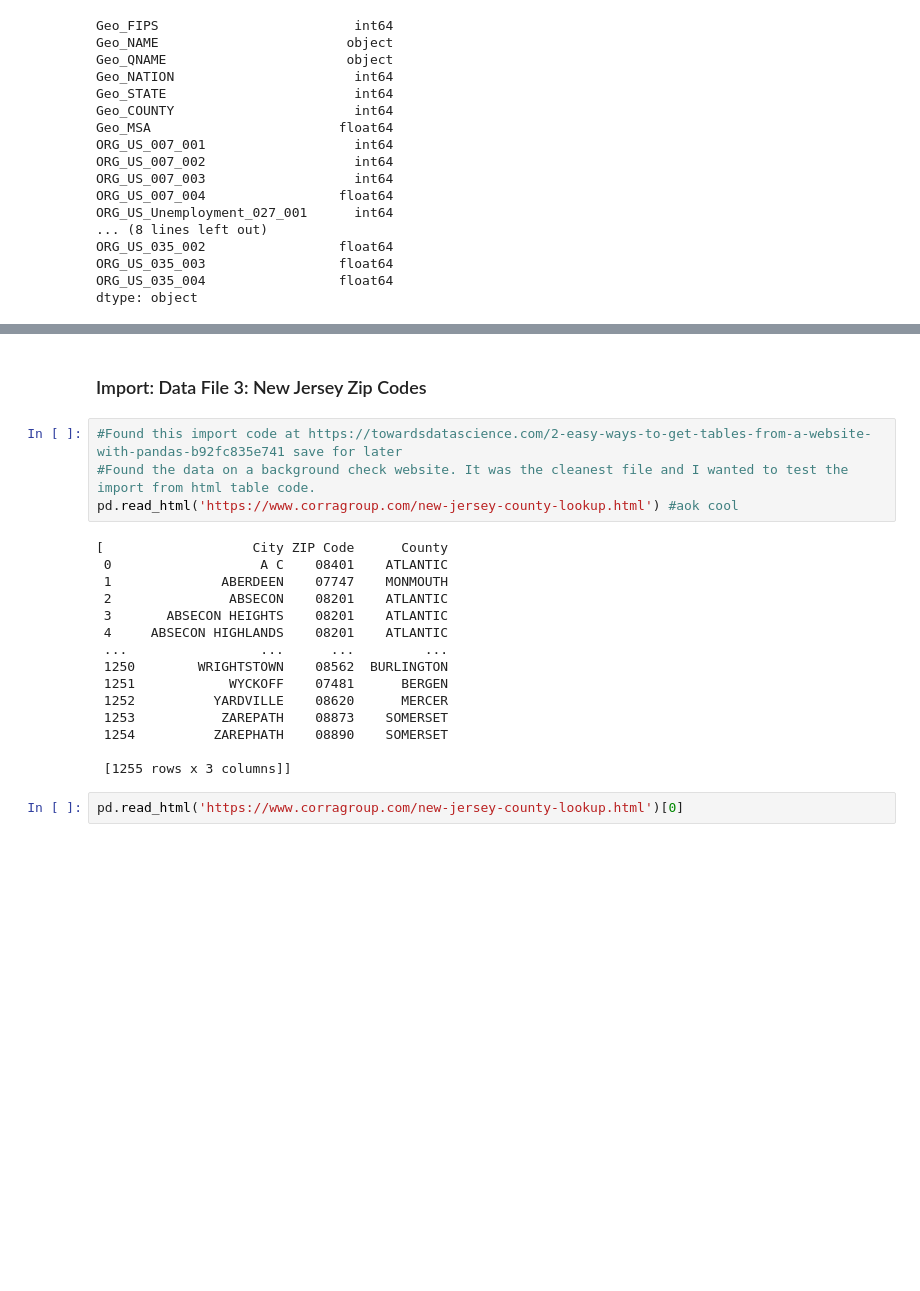
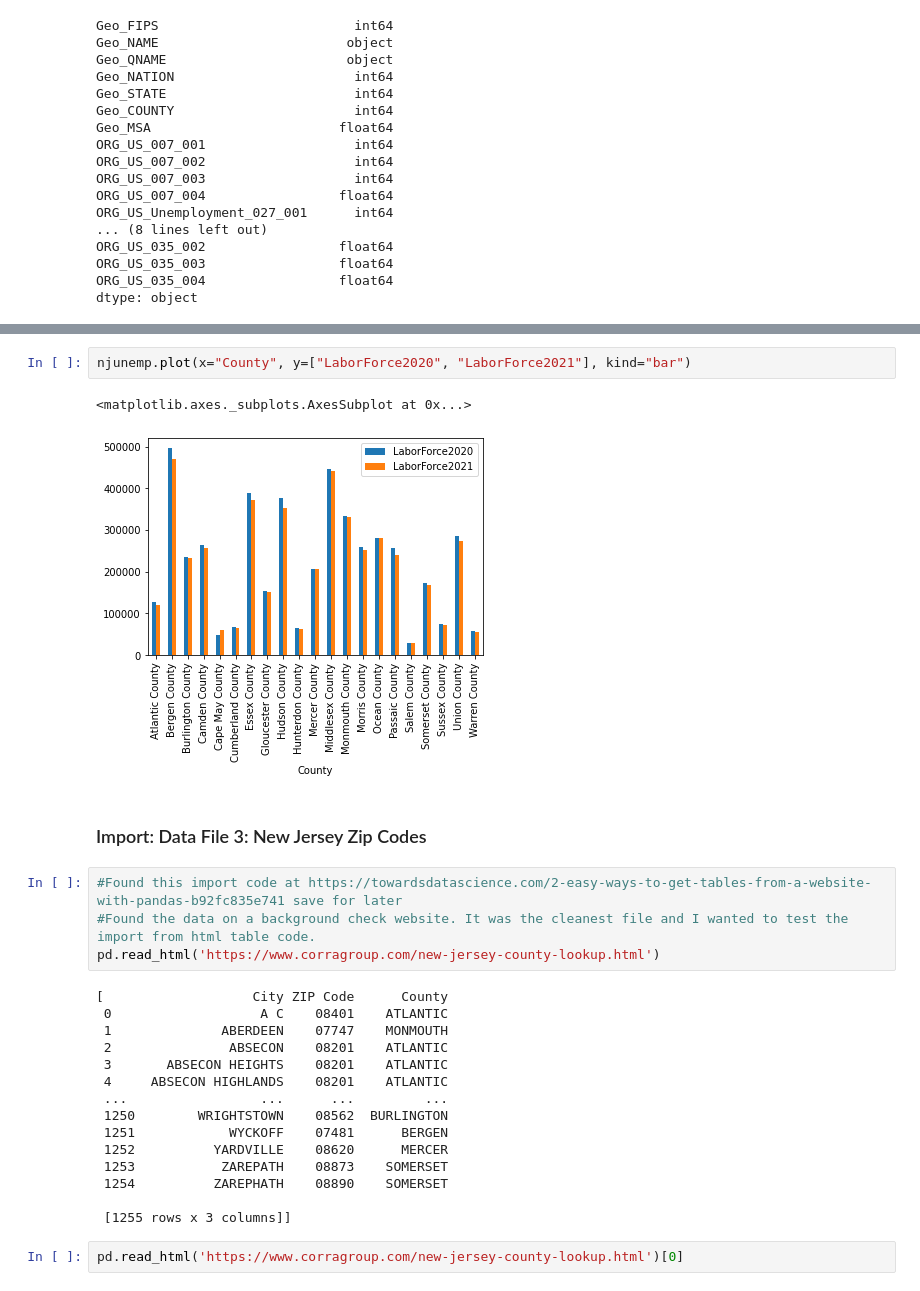
Before and after one commit to theaok/vis-sp23-ewattudo, a Jupyter notebook: ps2_pynb.ipynb, the cells around one changed output, grey strips where cells are left out. Cells and saved outputs as stored; diff of their text form; blank space fills up the shorter version.

```diff
--- a/ps2_pynb.ipynb
+++ b/ps2_pynb.ipynb
@@ -338,9 +427,14 @@ dtype: object
+# %%
+njunemp.plot(x="County", y=["LaborForce2020", "LaborForce2021"], kind="bar")
+# %% [output]
+<matplotlib.axes._subplots.AxesSubplot at 0x...>
+[figure, added]
 # %% [markdown]
 ### Import: Data File 3: New Jersey Zip Codes
 # %%
 #Found this import code at https://towardsdatascience.com/2-easy-ways-to-get-tables-from-a-website-with-pandas-b92fc835e741 save for later
 #Found the data on a background check website. It was the cleanest file and I wanted to test the import from html table code.
-pd.read_html('https://www.corragroup.com/new-jersey-county-lookup.html') #aok cool
+pd.read_html('https://www.corragroup.com/new-jersey-county-lookup.html')
 # %% [output]
 [                   City ZIP Code      County
  0                   A C    08401    ATLANTIC
```
Also changed, not shown: parts of 20 cells of this notebook.
